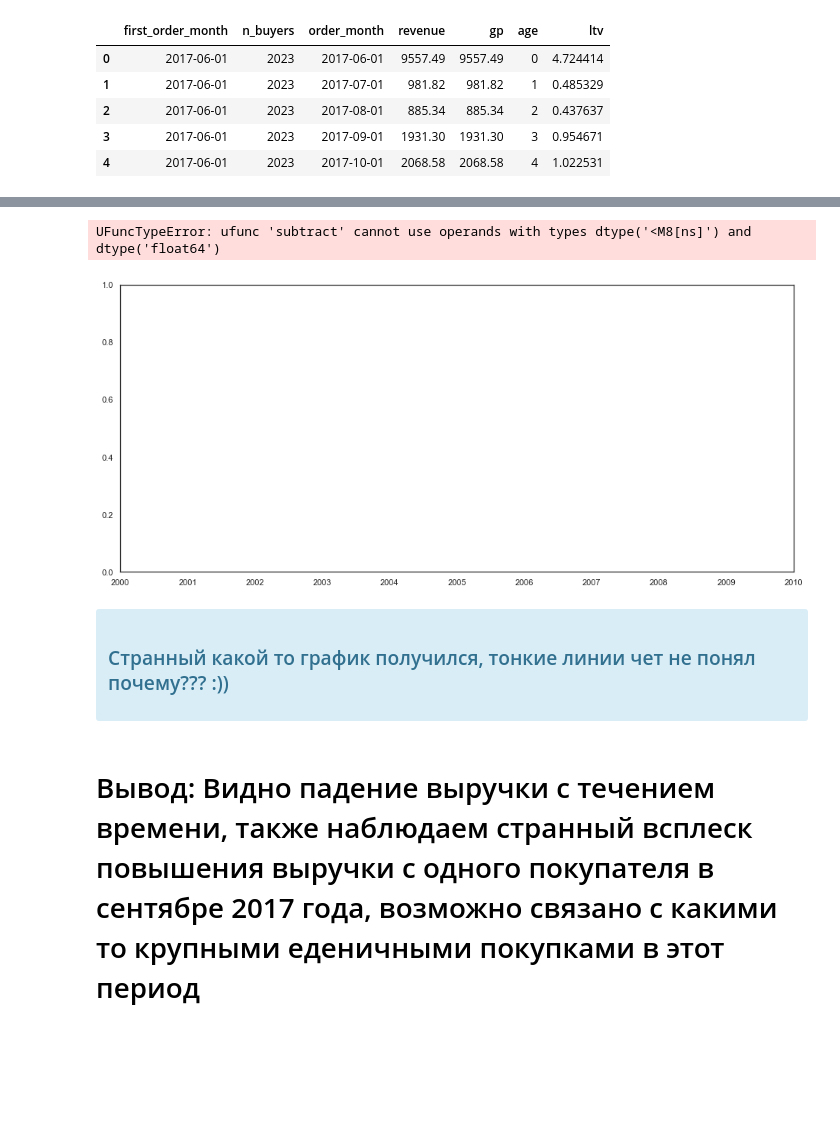
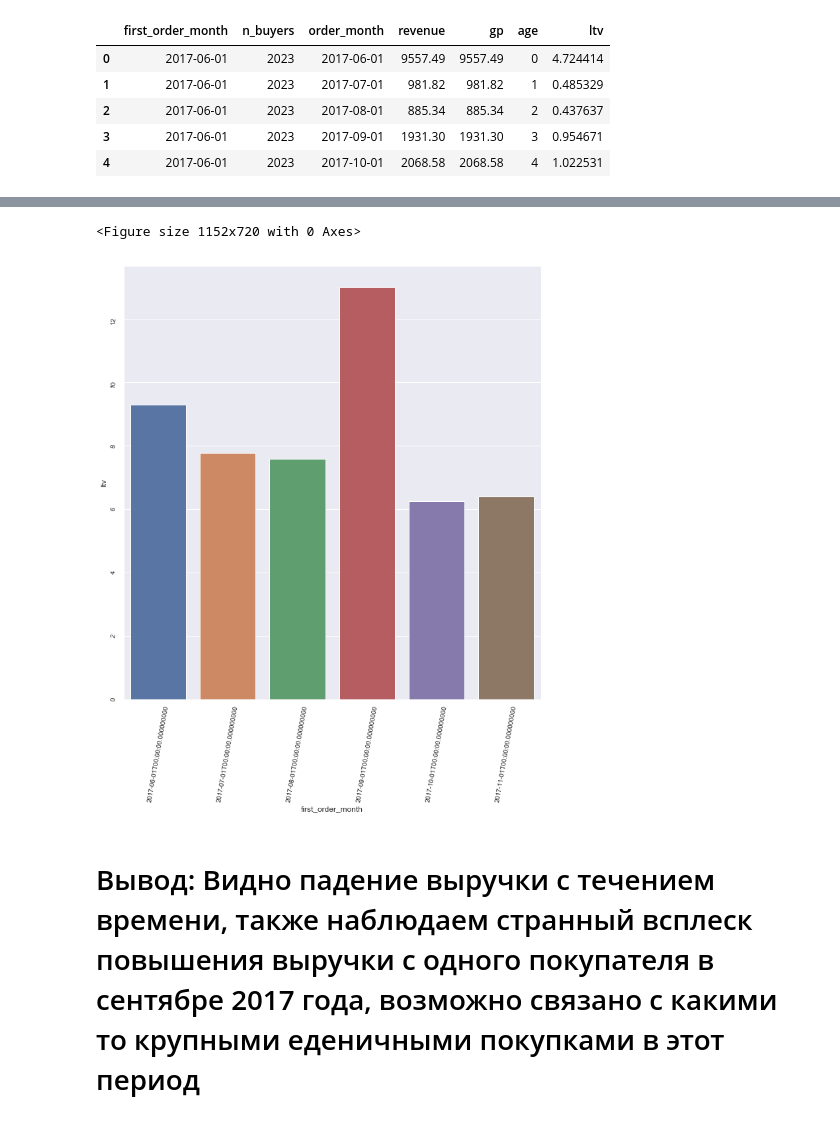
Before and after one commit to konicaRu/i_am_data_analyst, a Jupyter notebook: 6_project _analytics_in_yandex_afisha_3send/6_project _analytics_in_yandex_afisha_3send.ipynb, the cells around one changed output, grey strips where cells are left out. Cells and saved outputs as stored; diff of their text form; code cells hidden in the pictures; blank space fills up the shorter version.

```diff
--- a/6_project _analytics_in_yandex_afisha_3send/6_project _analytics_in_yandex_afisha_3send.ipynb
+++ b/6_project _analytics_in_yandex_afisha_3send/6_project _analytics_in_yandex_afisha_3send.ipynb
@@ -2177,20 +1916,22 @@ display(ltv_six_month)
 | 3 | 2017-09-01 | 13.008071 |
 | 4 | 2017-10-01 | 6.244772 |
 | 5 | 2017-11-01 | 6.395244 |
+# %%
+plt.figure(figsize=(16, 10))
+sns.set_style('darkgrid')
+sns.catplot(x='first_order_month', y='ltv', height=10, data=ltv_six_month, kind='bar');
+plt.xticks(rotation=80, fontsize=10)
+plt.yticks(rotation=80, fontsize=10)
+plt.show();
+# %% [output]
+<Figure size 1152x720 with 0 Axes>
+[figure, added]
 # %%
-plt.figure(figsize=(16, 7))
-plt.bar(ltv_six_month['first_order_month'], ltv_six_month['ltv'], color=(0.67, 0.25, 1));
-plt.title('Покупатель в каждой когорте принес выручки за 6 месяцев года ', fontsize=17, color='black')
-plt.xlabel('Месяц.',fontsize=12, color='black')
-plt.ylabel('Выручка',fontsize=12, color='black')
-plt.legend([ 'Выручка']);
+#plt.figure(figsize=(16, 7))
+#plt.bar(ltv_six_month['first_order_month'], ltv_six_month['ltv'], color=(0.67, 0.25, 1));
+#plt.title('Покупатель в каждой когорте принес выручки за 6 месяцев года ', fontsize=17, color='black')
+#plt.xlabel('Месяц.',fontsize=12, color='black')
+#plt.ylabel('Выручка',fontsize=12, color='black')
+#plt.legend([ 'Выручка']);
-# %% [output]
-UFuncTypeError: ufunc 'subtract' cannot use operands with types dtype('<M8[ns]') and dtype('float64')
-[figure, removed]
-# %% [markdown]
-<div class="alert alert-info">
-
-### Странный какой то график получился, тонкие линии чет не понял почему??? :))
-</div>
 # %% [markdown]
 # Вывод: Видно падение выручки с течением времени, также наблюдаем странный всплеск повышения выручки с одного покупателя в сентябре 2017 года, возможно связано с какими то крупными еденичными покупками в этот период
```
Also changed, not shown: parts of 80 cells of this notebook, 2 other files.
